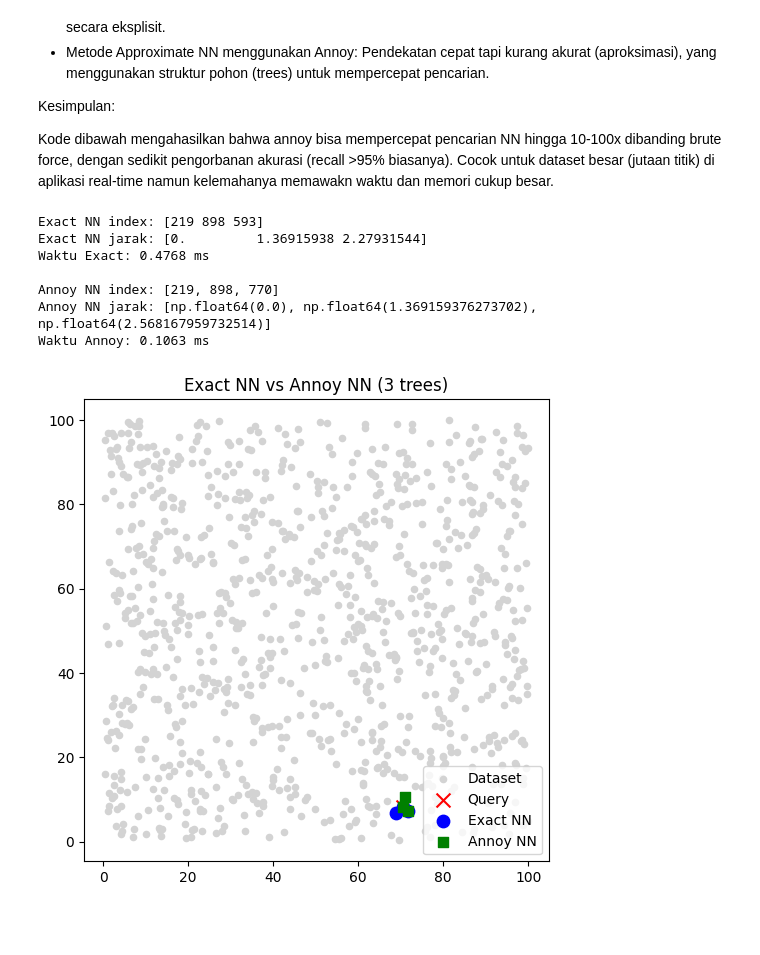
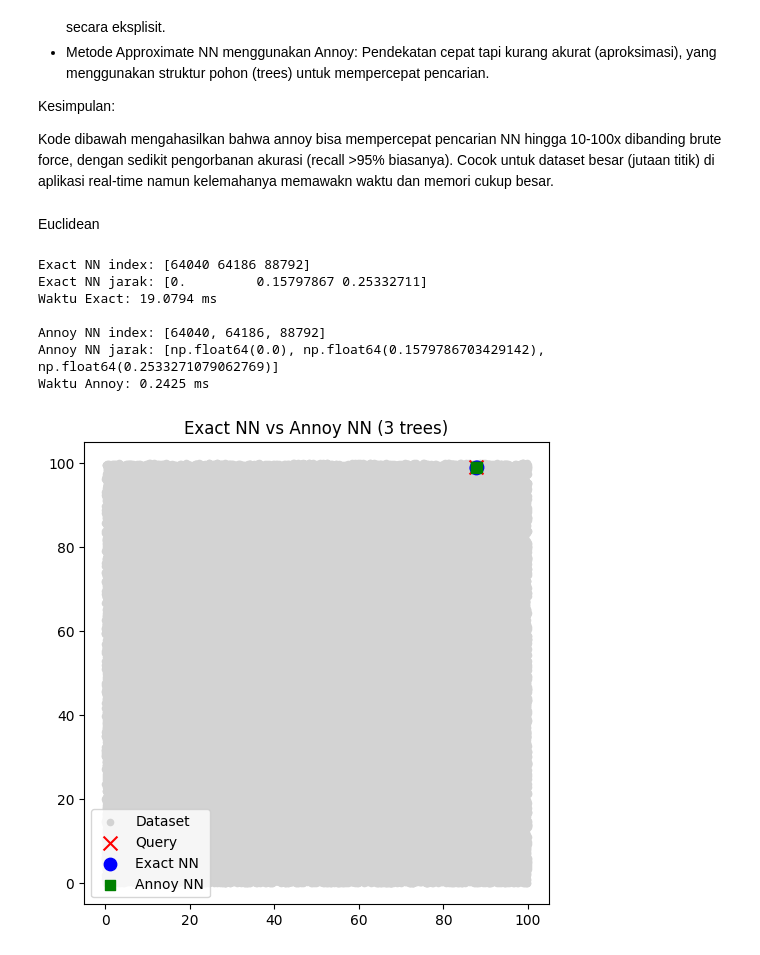
Before and after one commit to annisakrnn/Machine-Learning_2025, a Jupyter notebook: TG6_2341720070_ANNISA_KURNIAWATI.ipynb, the cells around one changed output. Saved outputs shown, nothing was run; the diff lists cells and outputs as text; code cells hidden in the pictures; blank space fills up the shorter version.

```diff
--- a/TG6_2341720070_ANNISA_KURNIAWATI.ipynb
+++ b/TG6_2341720070_ANNISA_KURNIAWATI.ipynb
@@ -27,20 +27,20 @@ Membandingkan dua pendekatan pencarian tetangga terdekat (Nearest Neighbor atau
 Kesimpulan:
 
 Kode dibawah mengahasilkan bahwa annoy bisa mempercepat pencarian NN hingga 10-100x dibanding brute force, dengan sedikit pengorbanan akurasi (recall >95% biasanya). Cocok untuk dataset besar (jutaan titik) di aplikasi real-time namun kelemahanya memawakn waktu dan memori cukup besar.
+# %% [markdown]
+Euclidean
 # %%
-# import library dan persiapan dataset
 import numpy as np
 import matplotlib.pyplot as plt
-import time # untuk mengukur waktu
+import time
 
 from annoy import AnnoyIndex
 
 # 1. Dataset 2D
 np.random.seed(42)
-n_points = 1000
+n_points = 100000
 X = np.random.rand(n_points, 2) * 100  # titik random dalam ruang 100x100
 
-# Pilih titik query dan hitung exact NN (Brute Force)
 # Query point (ambil salah satu titik random)
 query = X[np.random.randint(0, n_points)]
 
@@ -54,43 +54,42 @@ print("Exact NN index:", idx_exact)
 print("Exact NN jarak:", distances[idx_exact])
 print("Waktu Exact:", round(time_exact*1000, 4), "ms")
 
-# Bangun Indeks Annoy dan Cari Approximate NN
 # 3. Annoy NN (3 tree)
 f = 2  # dimensi
 t = AnnoyIndex(f, 'euclidean')
 for i, vec in enumerate(X):
     t.add_item(i, vec)
 
 t.build(3)  # 3 trees
 
 start = time.time()
 idx_ann = t.get_nns_by_vector(query, 3)  # cari 3 NN
 time_ann = time.time() - start
 
 print("\nAnnoy NN index:", idx_ann)
 print("Annoy NN jarak:", [np.linalg.norm(X[i]-query) for i in idx_ann])
 print("Waktu Annoy:", round(time_ann*1000, 4), "ms")
 
 # 4. Visualisasi hasil
 plt.figure(figsize=(6,6))
 plt.scatter(X[:,0], X[:,1], c="lightgray", s=20, label="Dataset")
 plt.scatter(query[0], query[1], c="red", marker="x", s=100, label="Query")
 
 # Exact NN ditandai biru
 plt.scatter(X[idx_exact,0], X[idx_exact,1], c="blue", s=80, label="Exact NN")
 
 # Annoy NN ditandai hijau
 plt.scatter(X[idx_ann,0], X[idx_ann,1], c="green", s=50, marker="s", label="Annoy NN")
 
 plt.legend()
 plt.title("Exact NN vs Annoy NN (3 trees)")
 plt.show()
 # %% [output]
-Exact NN index: [219 898 593]
-Exact NN jarak: [0.         1.36915938 2.27931544]
-Waktu Exact: 0.4768 ms
+Exact NN index: [64040 64186 88792]
+Exact NN jarak: [0.         0.15797867 0.25332711]
+Waktu Exact: 19.0794 ms
 
-Annoy NN index: [219, 898, 770]
-Annoy NN jarak: [np.float64(0.0), np.float64(1.369159376273702), np.float64(2.568167959732514)]
-Waktu Annoy: 0.1063 ms
+Annoy NN index: [64040, 64186, 88792]
+Annoy NN jarak: [np.float64(0.0), np.float64(0.1579786703429142), np.float64(0.2533271079062769)]
+Waktu Annoy: 0.2425 ms
-[figure, old version]
+[figure, new version]
```
Also changed, not shown: parts of 35 cells of this notebook.
